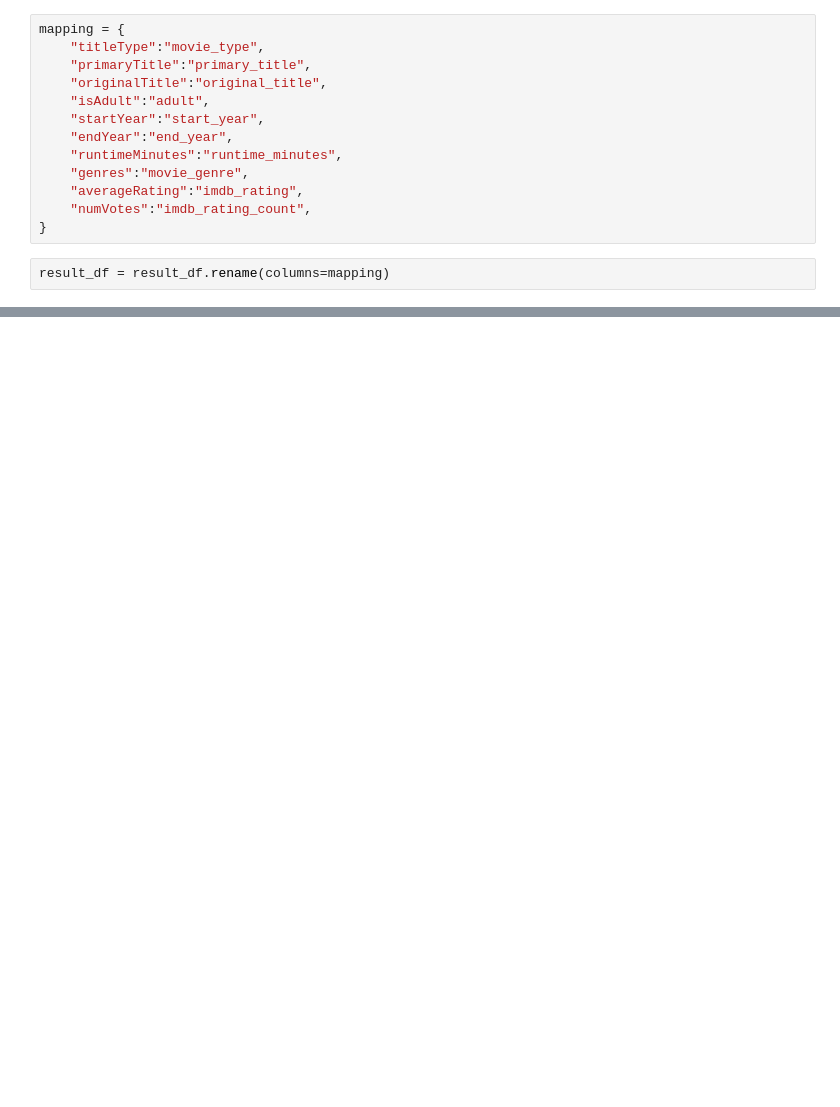
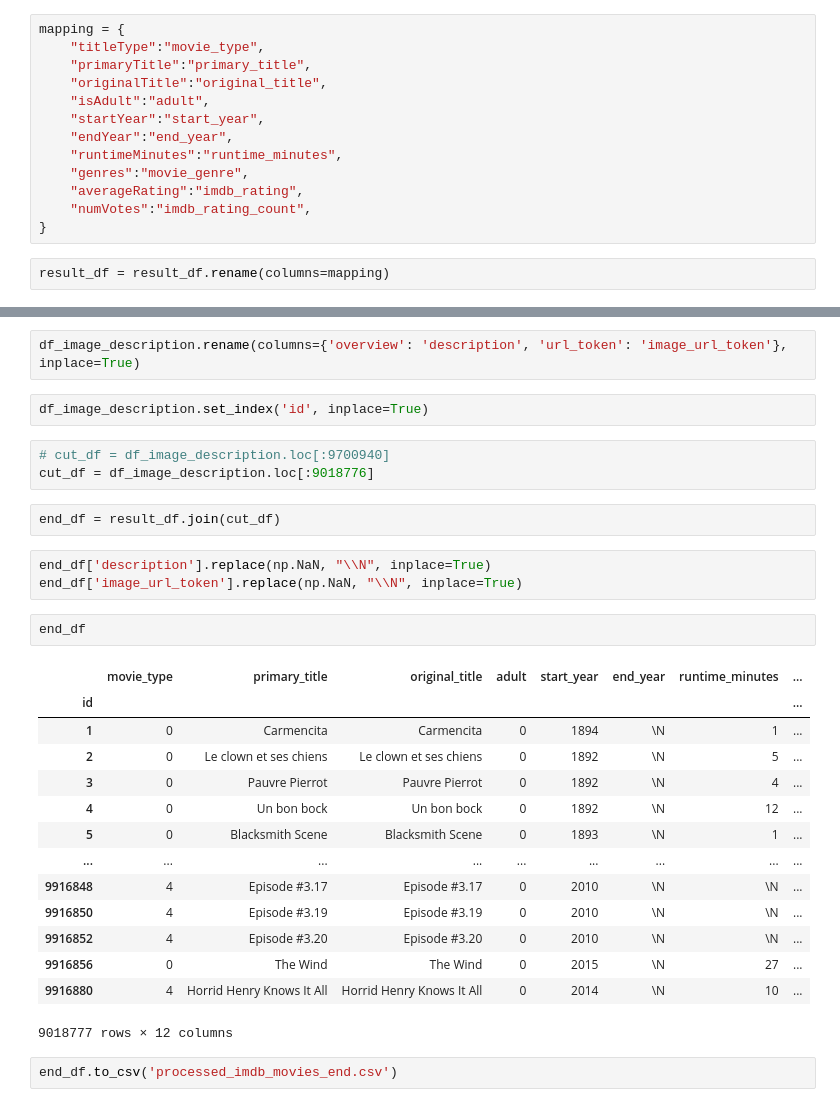
Before and after one commit to christianr108/popcorn-society, a Jupyter notebook: infrastructure/mysql/data-processing/process_movie_dataset.ipynb, the cells around one changed output, grey strips where cells are left out. Saved outputs shown, nothing was run; the diff lists cells and outputs as text; blank space fills up the shorter version.

```diff
--- a/infrastructure/mysql/data-processing/process_movie_dataset.ipynb
+++ b/infrastructure/mysql/data-processing/process_movie_dataset.ipynb
@@ -78,0 +82,31 @@ result_df = result_df.rename(columns=mapping)
+# %%
+df_image_description.rename(columns={'overview': 'description', 'url_token': 'image_url_token'}, inplace=True)
+# %%
+df_image_description.set_index('id', inplace=True)
+# %%
+# cut_df = df_image_description.loc[:9700940]
+cut_df = df_image_description.loc[:9018776]
+# %%
+end_df = result_df.join(cut_df)
+# %%
+end_df['description'].replace(np.NaN, "\\N", inplace=True)
+end_df['image_url_token'].replace(np.NaN, "\\N", inplace=True)
+# %%
+end_df
+# %% [output]
+|  | movie_type | primary_title | original_title | adult | start_year | end_year | runtime_minutes | ... |
+| id |  |  |  |  |  |  |  | ... |
+| 1 | 0 | Carmencita | Carmencita | 0 | 1894 | \N | 1 | ... |
+| 2 | 0 | Le clown et ses chiens | Le clown et ses chiens | 0 | 1892 | \N | 5 | ... |
+| 3 | 0 | Pauvre Pierrot | Pauvre Pierrot | 0 | 1892 | \N | 4 | ... |
+| 4 | 0 | Un bon bock | Un bon bock | 0 | 1892 | \N | 12 | ... |
+| 5 | 0 | Blacksmith Scene | Blacksmith Scene | 0 | 1893 | \N | 1 | ... |
+| ... | ... | ... | ... | ... | ... | ... | ... | ... |
+| 9916848 | 4 | Episode #3.17 | Episode #3.17 | 0 | 2010 | \N | \N | ... |
+| 9916850 | 4 | Episode #3.19 | Episode #3.19 | 0 | 2010 | \N | \N | ... |
+| 9916852 | 4 | Episode #3.20 | Episode #3.20 | 0 | 2010 | \N | \N | ... |
+| 9916856 | 0 | The Wind | The Wind | 0 | 2015 | \N | 27 | ... |
+| 9916880 | 4 | Horrid Henry Knows It All | Horrid Henry Knows It All | 0 | 2014 | \N | 10 | ... |
+9018777 rows × 12 columns
+# %%
+end_df.to_csv('processed_imdb_movies_end.csv')
```
Also changed, not shown: parts of 18 cells of this notebook, 1 other file.
